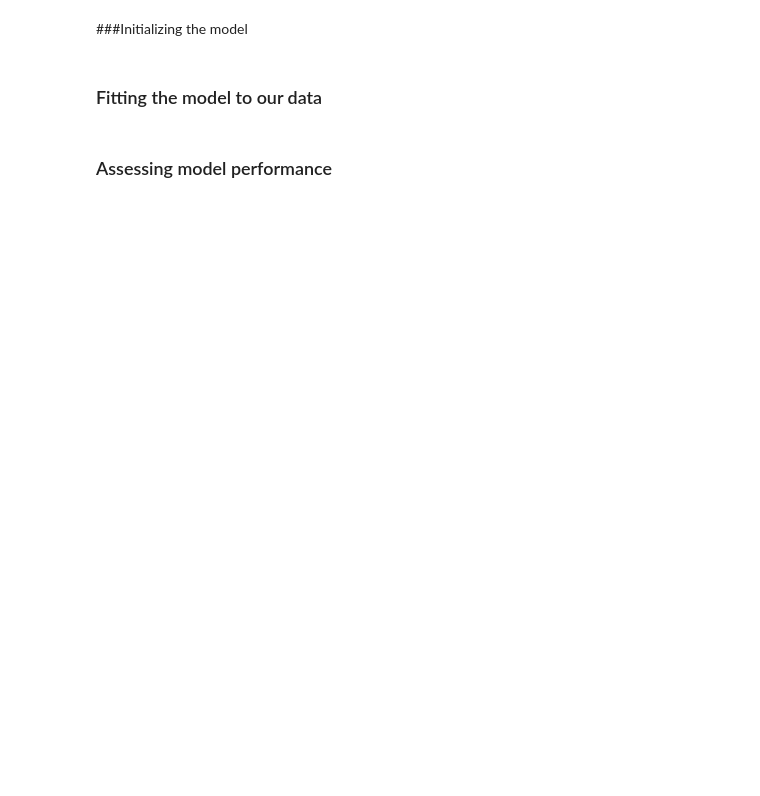
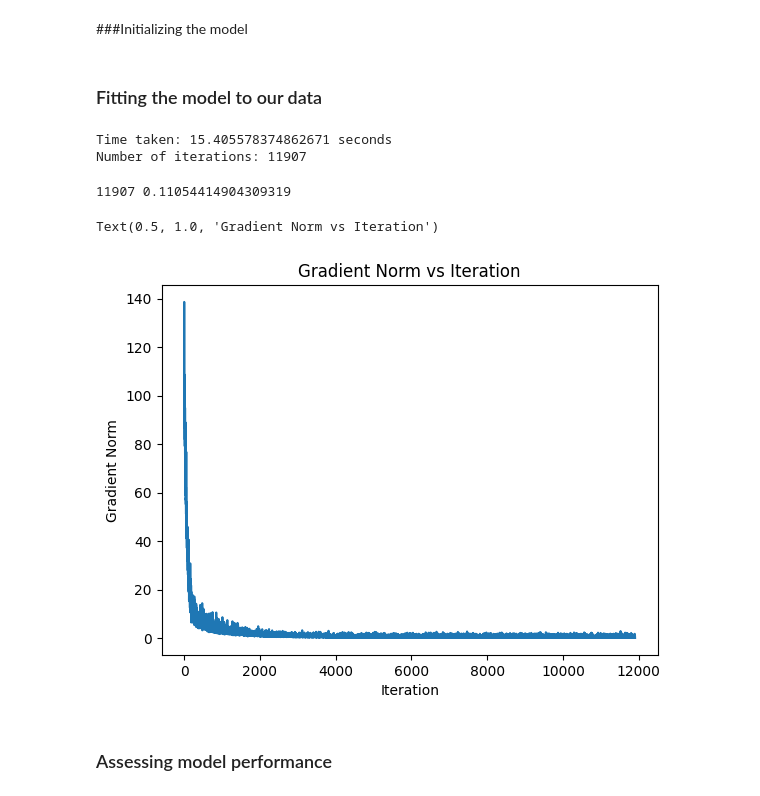
Before and after one commit to benbaz-2/comp551, a Jupyter notebook: assignment_1_regression_aziz.ipynb, the cells around one changed output. Cells and saved outputs as stored; diff of their text form; code cells hidden in the pictures; blank space fills up the shorter version.

```diff
--- a/assignment_1_regression_aziz.ipynb
+++ b/assignment_1_regression_aziz.ipynb
@@ -343,4 +395,8 @@ x_train, x_test, y_train, y_test = train_test_split(X, y, test_size=0.2, random_
 # %%
 # Training the model
 model = LinearRegression()
-model.fit(x_train, y_train, batch_size=32);
+gs = []
+model.fit(x_train, y_train, batch_size=64);
+# %% [output]
+Time taken: 15.405578374862671 seconds
+Number of iterations: 11907
@@ -349,3 +403,13 @@ yh = model.predict(x_test)
+# %%
+plt.plot(gs)
+print(len(gs), min(gs))
+plt.xlabel('Iteration')
+plt.ylabel('Gradient Norm')
+plt.title('Gradient Norm vs Iteration')
+# %% [output]
+11907 0.11054414904309319
+Text(0.5, 1.0, 'Gradient Norm vs Iteration')
+[figure, added]
 # %% [markdown]
 ### Assessing model performance
 # %%
```
Also changed, not shown: parts of 26 cells of this notebook.
